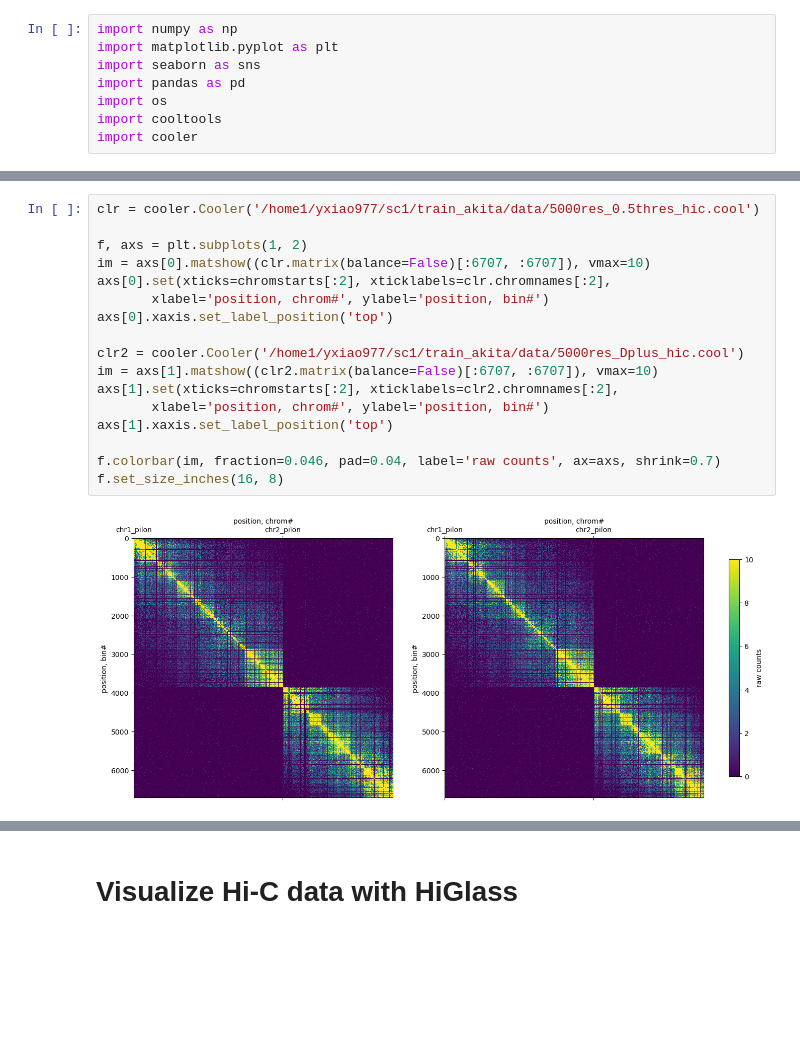
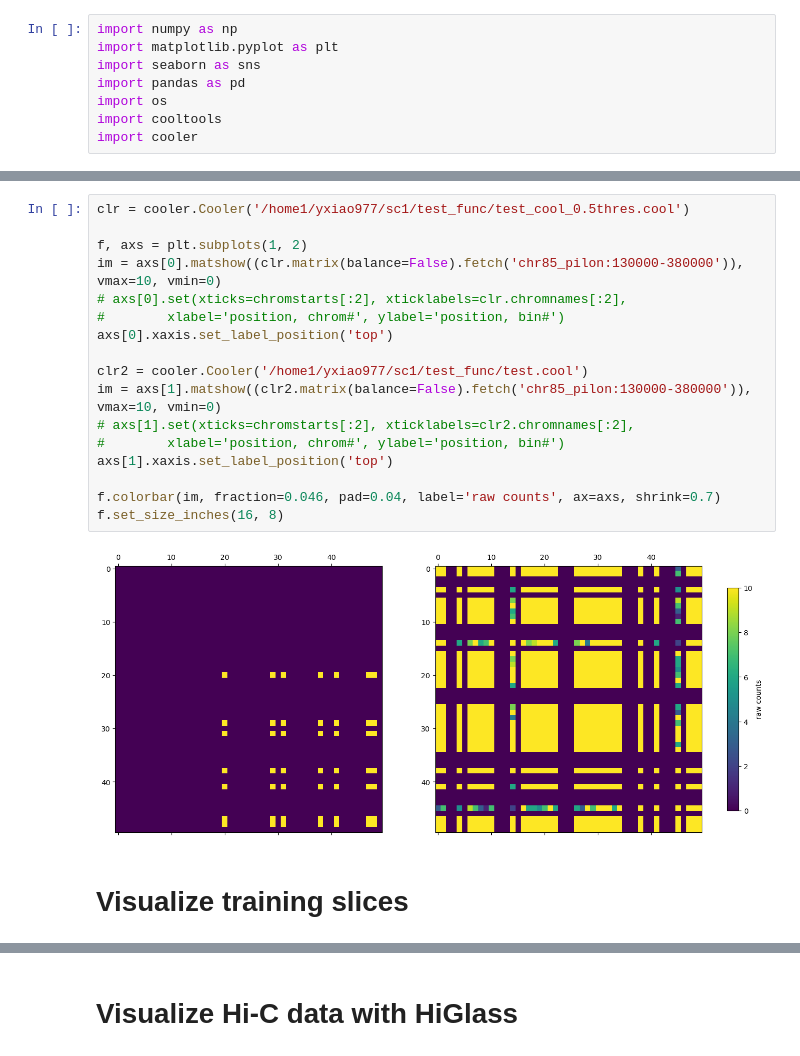
Before and after one commit to Yaoyx/Akita_dinoflagellate, a Jupyter notebook: visualization.ipynb, the cells around one changed output, grey strips where cells are left out. Saved outputs shown, nothing was run; the diff lists cells and outputs as text; blank space fills up the shorter version.

```diff
--- a/visualization.ipynb
+++ b/visualization.ipynb
@@ -44,19 +60,21 @@ total genome length: 735920000
 # %%
-clr = cooler.Cooler('/home1/yxiao977/sc1/train_akita/data/5000res_0.5thres_hic.cool')
+clr = cooler.Cooler('/home1/yxiao977/sc1/test_func/test_cool_0.5thres.cool')
 
 f, axs = plt.subplots(1, 2)
-im = axs[0].matshow((clr.matrix(balance=False)[:6707, :6707]), vmax=10)
-axs[0].set(xticks=chromstarts[:2], xticklabels=clr.chromnames[:2],
-       xlabel='position, chrom#', ylabel='position, bin#')
+im = axs[0].matshow((clr.matrix(balance=False).fetch('chr85_pilon:130000-380000')), vmax=10, vmin=0)
+# axs[0].set(xticks=chromstarts[:2], xticklabels=clr.chromnames[:2],
+#        xlabel='position, chrom#', ylabel='position, bin#')
 axs[0].xaxis.set_label_position('top')
 
-clr2 = cooler.Cooler('/home1/yxiao977/sc1/train_akita/data/5000res_Dplus_hic.cool')
-im = axs[1].matshow((clr2.matrix(balance=False)[:6707, :6707]), vmax=10)
-axs[1].set(xticks=chromstarts[:2], xticklabels=clr2.chromnames[:2],
-       xlabel='position, chrom#', ylabel='position, bin#')
+clr2 = cooler.Cooler('/home1/yxiao977/sc1/test_func/test.cool')
+im = axs[1].matshow((clr2.matrix(balance=False).fetch('chr85_pilon:130000-380000')), vmax=10, vmin=0)
+# axs[1].set(xticks=chromstarts[:2], xticklabels=clr2.chromnames[:2],
+#        xlabel='position, chrom#', ylabel='position, bin#')
 axs[1].xaxis.set_label_position('top')
 
 f.colorbar(im, fraction=0.046, pad=0.04, label='raw counts', ax=axs, shrink=0.7)
 f.set_size_inches(16, 8)
 # %% [output]
-[figure, old version]
+[figure, new version]
+# %% [markdown]
+# Visualize training slices
```
Also changed, not shown: parts of 8 cells of this notebook, 3 other files.
